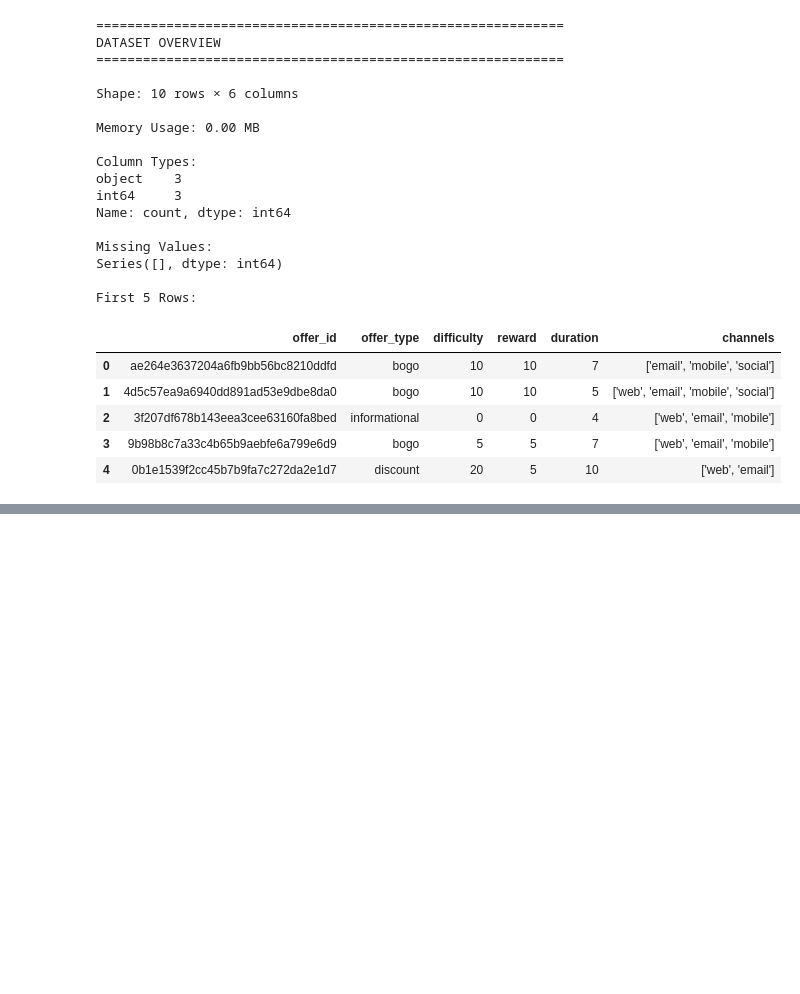
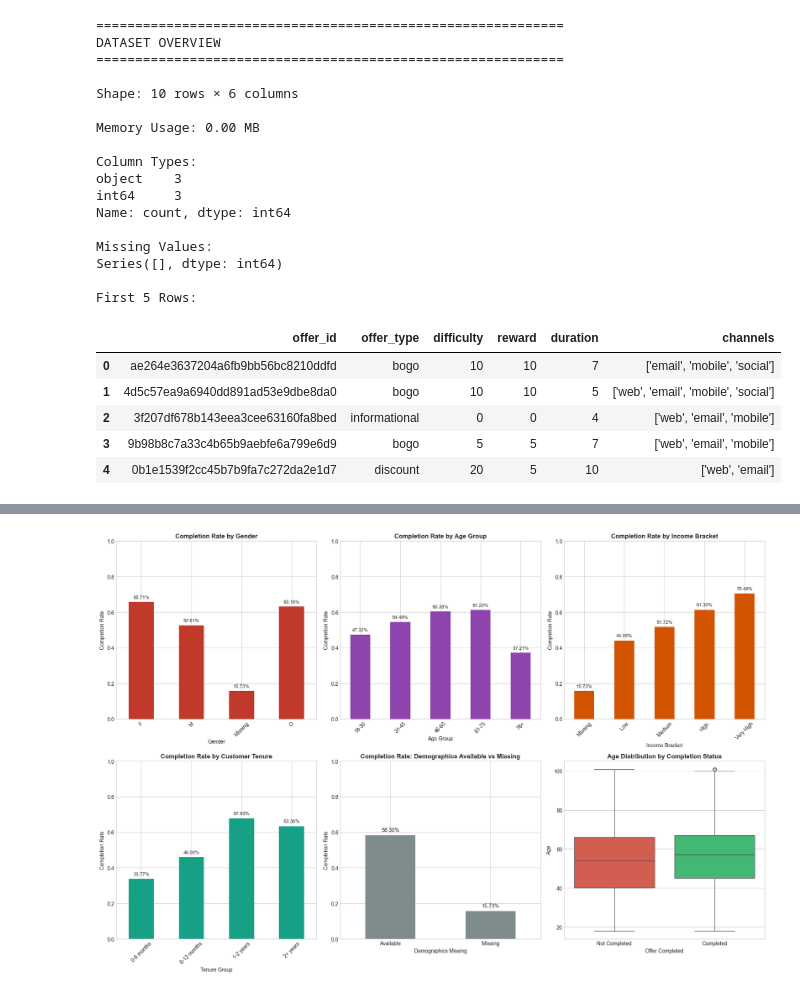
Before and after one commit to techmum21p/Brewlytics_Chat, a Jupyter notebook: Notebooks/01_EDA.ipynb, the cells around one changed output, grey strips where cells are left out. Drawn from its saved outputs; the diff is of its cells as text; code cells hidden in the pictures; blank space fills up the shorter version.

```diff
--- a/Notebooks/01_EDA.ipynb
+++ b/Notebooks/01_EDA.ipynb
@@ -377,0 +1275,93 @@ First 5 Rows:
+# %%
+# ============================================================
+# 3. CUSTOMER DEMOGRAPHICS & COMPLETION BEHAVIOR
+# ============================================================
+print("\n" + "="*80)
+print("3. CUSTOMER DEMOGRAPHICS ANALYSIS")
+print("="*80)
+
+fig = plt.figure(figsize=(18, 12))
+
+# 1. Completion rate by gender
+plt.subplot(2, 3, 1)
+completion_by_gender = df_final.groupby('gender', observed=True)['target'].agg(['sum', 'count', 'mean'])
+completion_by_gender['mean'].plot(kind='bar', color='#c0392b')
+plt.title('Completion Rate by Gender', fontsize=12, fontweight='bold')
+plt.ylabel('Completion Rate')
+plt.xlabel('Gender')
+plt.ylim(0, 1)
+plt.xticks(rotation=45)
+for i, v in enumerate(completion_by_gender['mean'].values):
+    plt.text(i, v + 0.02, f'{v:.2%}', ha='center', fontsize=9)
+
+# 2. Completion rate by age group
+plt.subplot(2, 3, 2)
+completion_by_age = df_final.groupby('age_group', observed=True)['target'].agg(['sum', 'count', 'mean'])
+completion_by_age['mean'].plot(kind='bar', color='#8e44ad')
+plt.title('Completion Rate by Age Group', fontsize=12, fontweight='bold')
+plt.ylabel('Completion Rate')
+plt.xlabel('Age Group')
+plt.ylim(0, 1)
+plt.xticks(rotation=45)
+for i, v in enumerate(completion_by_age['mean'].values):
+    plt.text(i, v + 0.02, f'{v:.2%}', ha='center', fontsize=9)
+
+# 3. Completion rate by income bracket
+plt.subplot(2, 3, 3)
+completion_by_income = df_final.groupby('income_bracket', observed=True)['target'].agg(['sum', 'count', 'mean'])
+completion_by_income['mean'].plot(kind='bar', color='#d35400')
+plt.title('Completion Rate by Income Bracket', fontsize=12, fontweight='bold')
+plt.ylabel('Completion Rate')
+plt.xlabel('Income Bracket')
+plt.ylim(0, 1)
+plt.xticks(rotation=45)
+for i, v in enumerate(completion_by_income['mean'].values):
+    plt.text(i, v + 0.02, f'{v:.2%}', ha='center', fontsize=9)
+
+# 4. Completion rate by tenure group
+plt.subplot(2, 3, 4)
+completion_by_tenure = df_final.groupby('tenure_group', observed=True)['target'].agg(['sum', 'count', 'mean'])
+completion_by_tenure['mean'].plot(kind='bar', color='#16a085')
+plt.title('Completion Rate by Customer Tenure', fontsize=12, fontweight='bold')
+plt.ylabel('Completion Rate')
+plt.xlabel('Tenure Group')
+plt.ylim(0, 1)
+plt.xticks(rotation=45)
+for i, v in enumerate(completion_by_tenure['mean'].values):
+    plt.text(i, v + 0.02, f'{v:.2%}', ha='center', fontsize=9)
+
+# 5. Impact of demographics missing indicator
+plt.subplot(2, 3, 5)
+completion_by_missing = df_final.groupby('is_demographics_missing', observed=True)['target'].agg(['sum', 'count', 'mean'])
+completion_by_missing['mean'].plot(kind='bar', color='#7f8c8d')
+plt.title('Completion Rate: Demographics Available vs Missing', fontsize=12, fontweight='bold')
+plt.ylabel('Completion Rate')
+plt.xlabel('Demographics Missing')
+plt.xticks([0, 1], ['Available', 'Missing'], rotation=0)
+plt.ylim(0, 1)
+for i, v in enumerate(completion_by_missing['mean'].values):
+    plt.text(i, v + 0.02, f'{v:.2%}', ha='center', fontsize=10)
+
+# 6. Age distribution: Completed vs Not Completed
+plt.subplot(2, 3, 6)
+df_final_clean = df_final[df_final['age'] != 118]  # Exclude outliers
+sns.boxplot(data=df_final_clean, x='target', y='age', hue='target', palette=['#e74c3c', '#2ecc71'], legend=False)
+plt.title('Age Distribution by Completion Status', fontsize=12, fontweight='bold')
+plt.xlabel('Offer Completed')
+plt.ylabel('Age')
+plt.xticks([0, 1], ['Not Completed', 'Completed'])
+
+plt.tight_layout()
+plt.show()
+
+print("\n" + "-"*80)
+print("Completion Rates by Demographics:")
+print("\nBy Gender:")
+print(completion_by_gender)
+print("\nBy Age Group:")
+print(completion_by_age)
+print("\nBy Income Bracket:")
+print(completion_by_income)
+print("\nBy Tenure:")
+print(completion_by_tenure)
+# %% [output]
@@ -377,0 +1371 @@ First 5 Rows:
+[figure, added]
```
Also changed, not shown: parts of 27 cells of this notebook.
